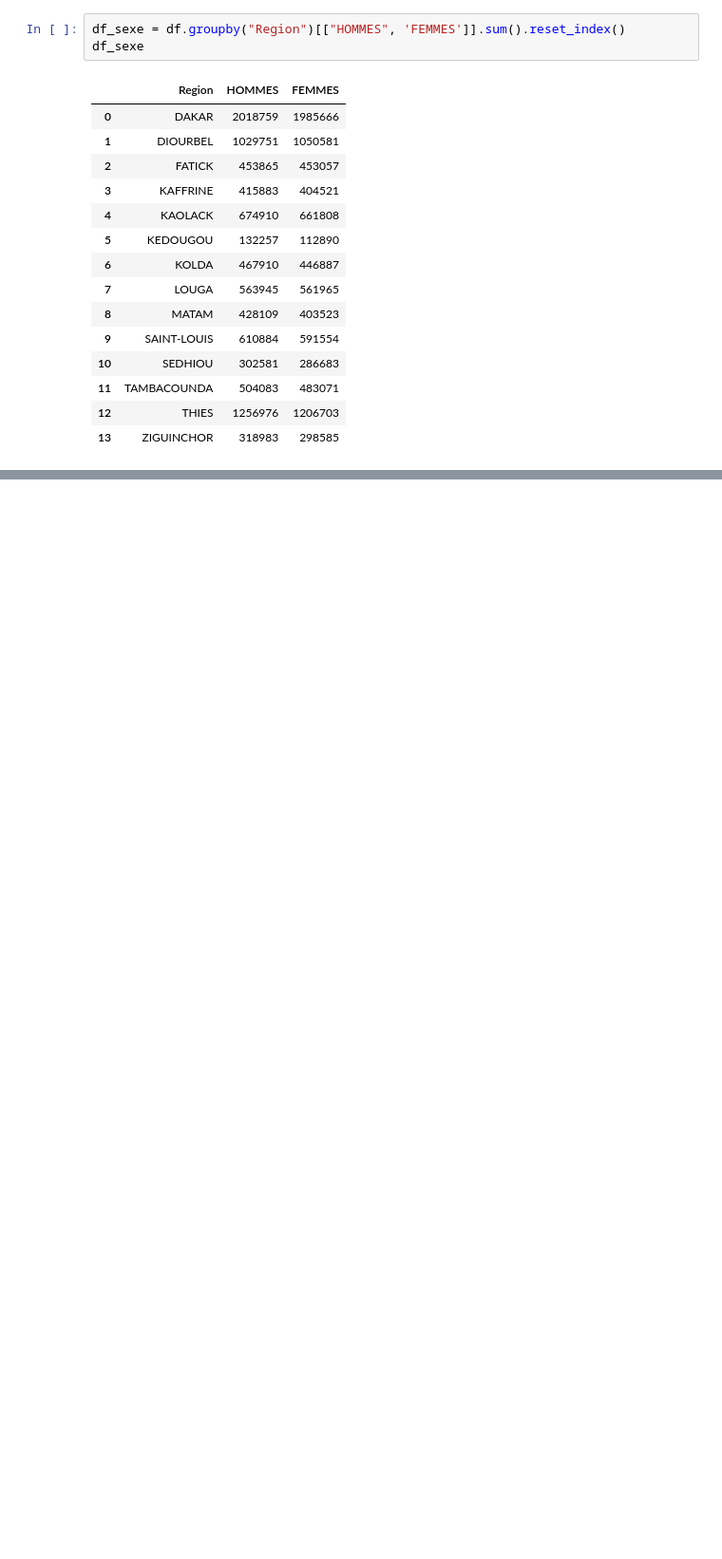
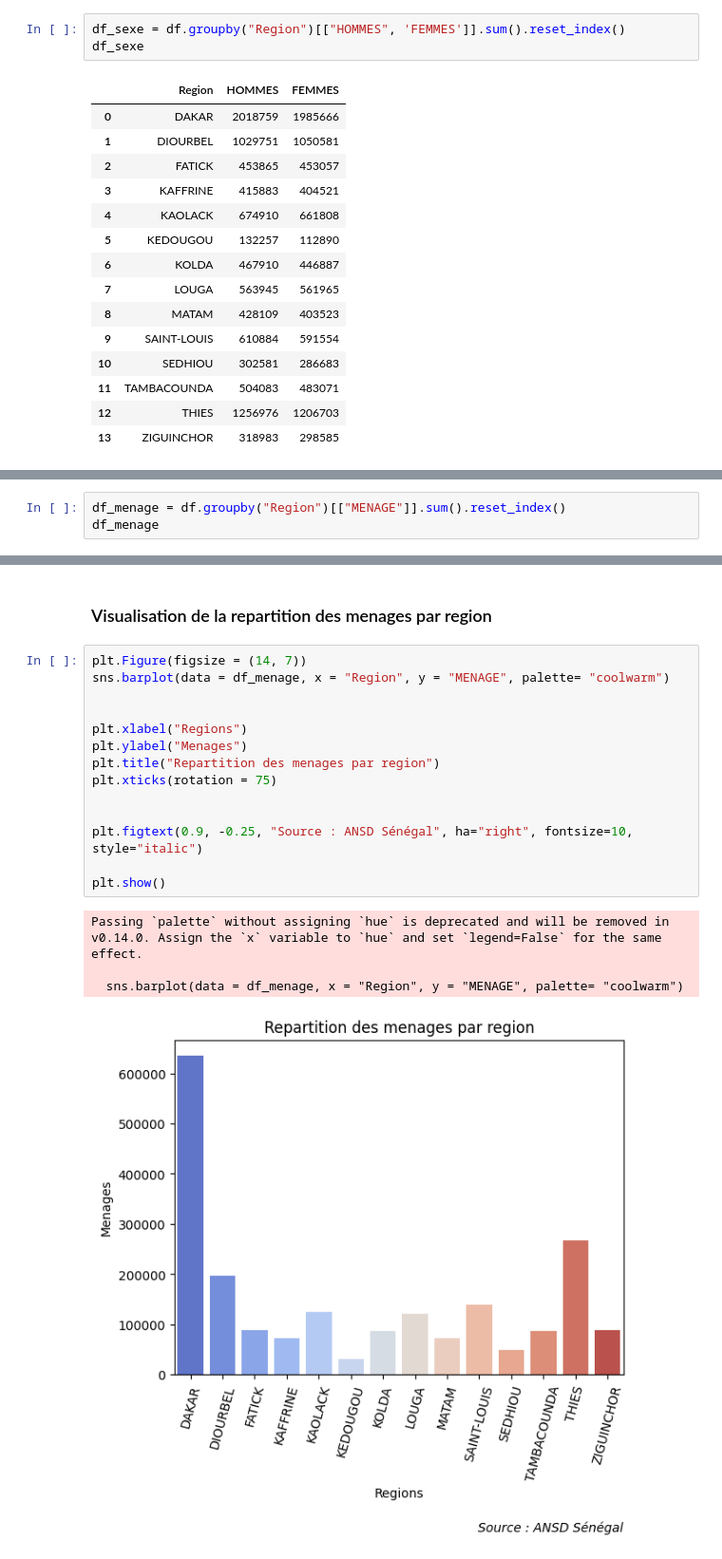
Before and after one commit to DJIMBA-THIAM/Analyse-Modelisation-Demongraphie-senegalaise, a Jupyter notebook: notebooks/exploration.ipynb, the cells around one changed output, grey strips where cells are left out. Shown at 95% size. Drawn from its saved outputs; the diff is of its cells as text; blank space fills up the shorter version.

```diff
--- a/notebooks/exploration.ipynb
+++ b/notebooks/exploration.ipynb
@@ -163,0 +181,3 @@ plt.show()
+# %%
+df_menage = df.groupby("Region")[["MENAGE"]].sum().reset_index()
+df_menage
@@ -163,0 +200,21 @@ plt.show()
+# %% [markdown]
+### Visualisation de la repartition des menages par region
+# %%
+plt.Figure(figsize = (14, 7))
+sns.barplot(data = df_menage, x = "Region", y = "MENAGE", palette= "coolwarm")
+
+
+plt.xlabel("Regions")
+plt.ylabel("Menages")
+plt.title("Repartition des menages par region")
+plt.xticks(rotation = 75)
+
+
+plt.figtext(0.9, -0.25, "Source : ANSD Sénégal", ha="right", fontsize=10, style="italic")
+
+plt.show()
+# %% [output]
+Passing `palette` without assigning `hue` is deprecated and will be removed in v0.14.0. Assign the `x` variable to `hue` and set `legend=False` for the same effect.
+
+  sns.barplot(data = df_menage, x = "Region", y = "MENAGE", palette= "coolwarm")
+[figure, added]
```
Also changed, not shown: parts of 15 cells of this notebook.
